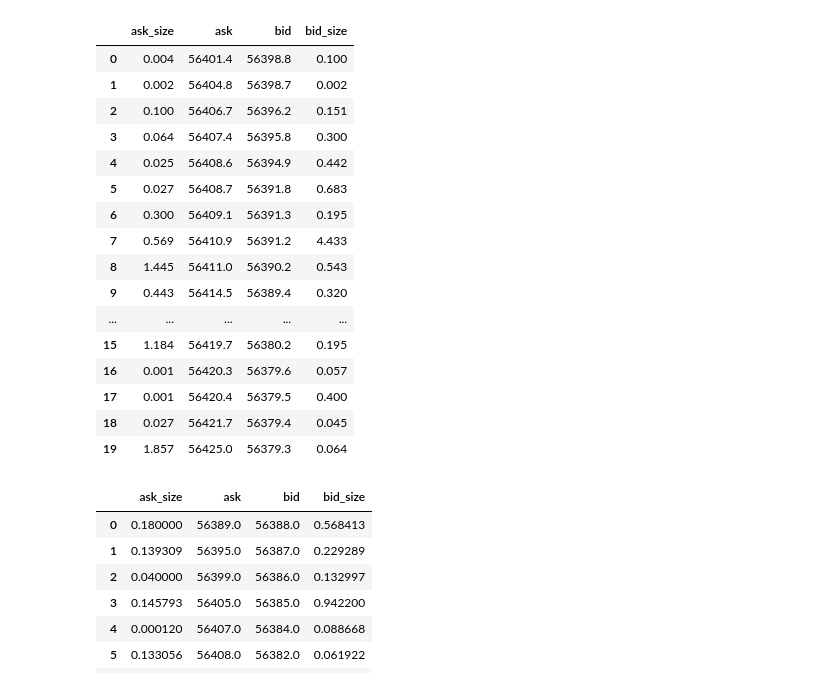
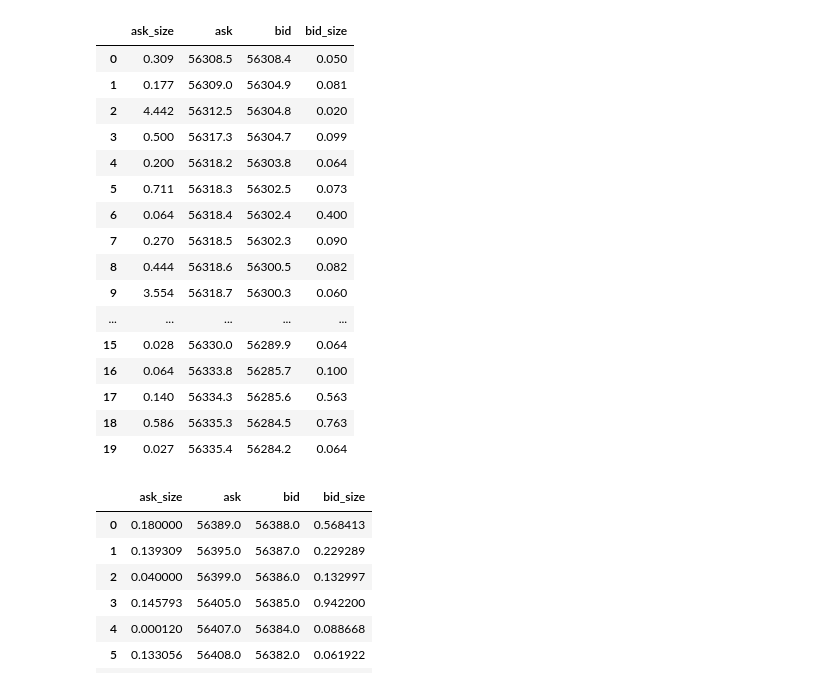
Before and after one commit to douglasparism/XEMM, a Jupyter notebook: NB_NS.ipynb, the cells around one changed output. Drawn from its saved outputs; the diff is of its cells as text; code cells hidden in the pictures.

Commit message:
Comparacion 2orderbooks

```diff
--- a/NB_NS.ipynb
+++ b/NB_NS.ipynb
@@ -117,24 +125,24 @@ Al momento
 # %%
-kraken = dict_to_df('kraken','2021-11-24T03:24:46.962Z' , orderbooks_data)
+kraken = dict_to_df('kraken','2021-11-24T15:15:52.328Z' , orderbooks_data)
 kraken.head(20)
 # %% [output]
 |  | ask_size | ask | bid | bid_size |
-| 0 | 0.004 | 56401.4 | 56398.8 | 0.100 |
-| 1 | 0.002 | 56404.8 | 56398.7 | 0.002 |
-| 2 | 0.100 | 56406.7 | 56396.2 | 0.151 |
-| 3 | 0.064 | 56407.4 | 56395.8 | 0.300 |
-| 4 | 0.025 | 56408.6 | 56394.9 | 0.442 |
-| 5 | 0.027 | 56408.7 | 56391.8 | 0.683 |
-| 6 | 0.300 | 56409.1 | 56391.3 | 0.195 |
-| 7 | 0.569 | 56410.9 | 56391.2 | 4.433 |
-| 8 | 1.445 | 56411.0 | 56390.2 | 0.543 |
-| 9 | 0.443 | 56414.5 | 56389.4 | 0.320 |
+| 0 | 0.309 | 56308.5 | 56308.4 | 0.050 |
+| 1 | 0.177 | 56309.0 | 56304.9 | 0.081 |
+| 2 | 4.442 | 56312.5 | 56304.8 | 0.020 |
+| 3 | 0.500 | 56317.3 | 56304.7 | 0.099 |
+| 4 | 0.200 | 56318.2 | 56303.8 | 0.064 |
+| 5 | 0.711 | 56318.3 | 56302.5 | 0.073 |
+| 6 | 0.064 | 56318.4 | 56302.4 | 0.400 |
+| 7 | 0.270 | 56318.5 | 56302.3 | 0.090 |
+| 8 | 0.444 | 56318.6 | 56300.5 | 0.082 |
+| 9 | 3.554 | 56318.7 | 56300.3 | 0.060 |
 | ... | ... | ... | ... | ... |
-| 15 | 1.184 | 56419.7 | 56380.2 | 0.195 |
-| 16 | 0.001 | 56420.3 | 56379.6 | 0.057 |
-| 17 | 0.001 | 56420.4 | 56379.5 | 0.400 |
-| 18 | 0.027 | 56421.7 | 56379.4 | 0.045 |
-| 19 | 1.857 | 56425.0 | 56379.3 | 0.064 |
+| 15 | 0.028 | 56330.0 | 56289.9 | 0.064 |
+| 16 | 0.064 | 56333.8 | 56285.7 | 0.100 |
+| 17 | 0.140 | 56334.3 | 56285.6 | 0.563 |
+| 18 | 0.586 | 56335.3 | 56284.5 | 0.763 |
+| 19 | 0.027 | 56335.4 | 56284.2 | 0.064 |
 # %%
 bitfinex = dict_to_df('bitfinex','2021-11-24T03:24:48.113Z' , orderbooks_data)
 bitfinex
```
Also changed, not shown: parts of 4 cells of this notebook.
